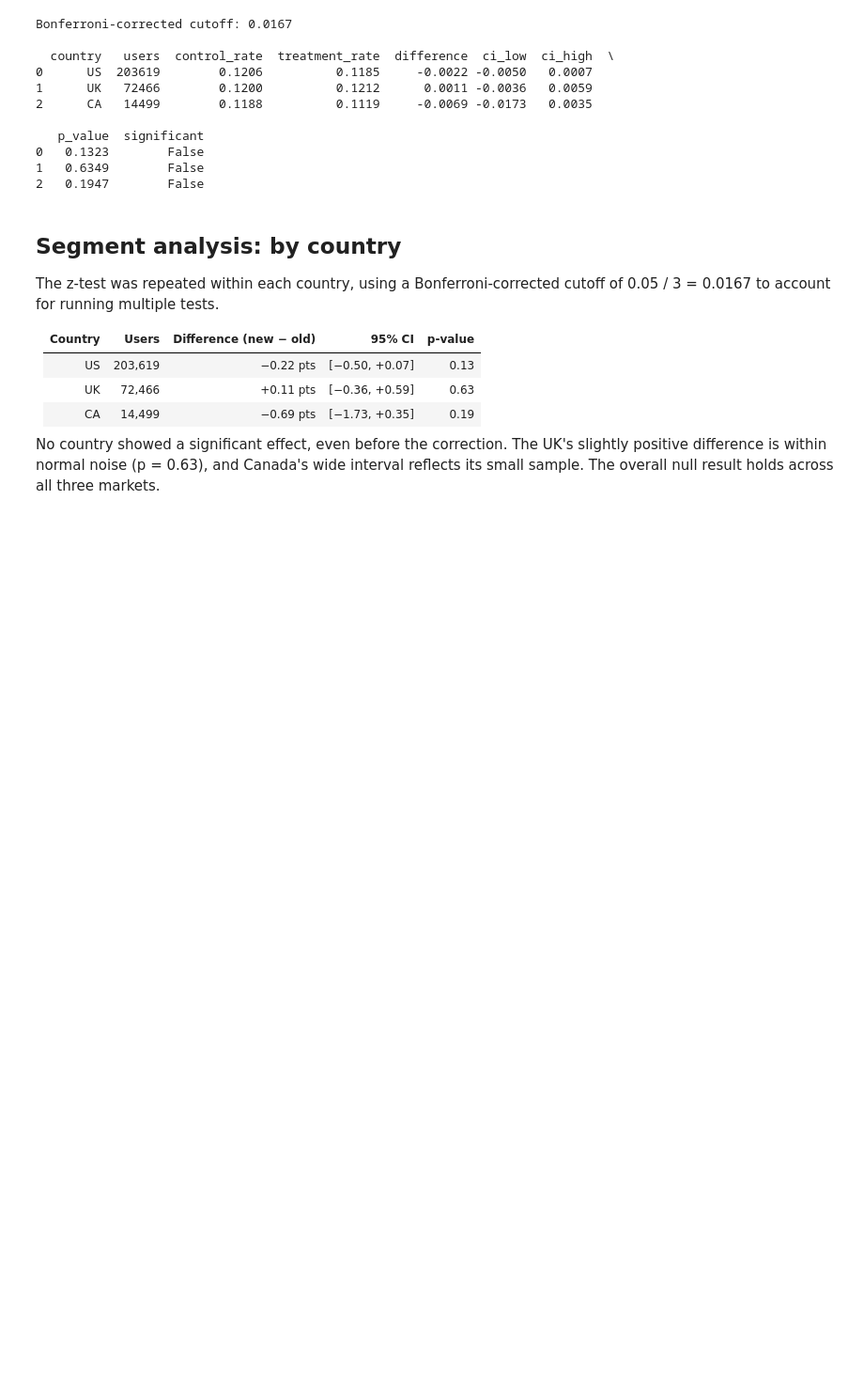
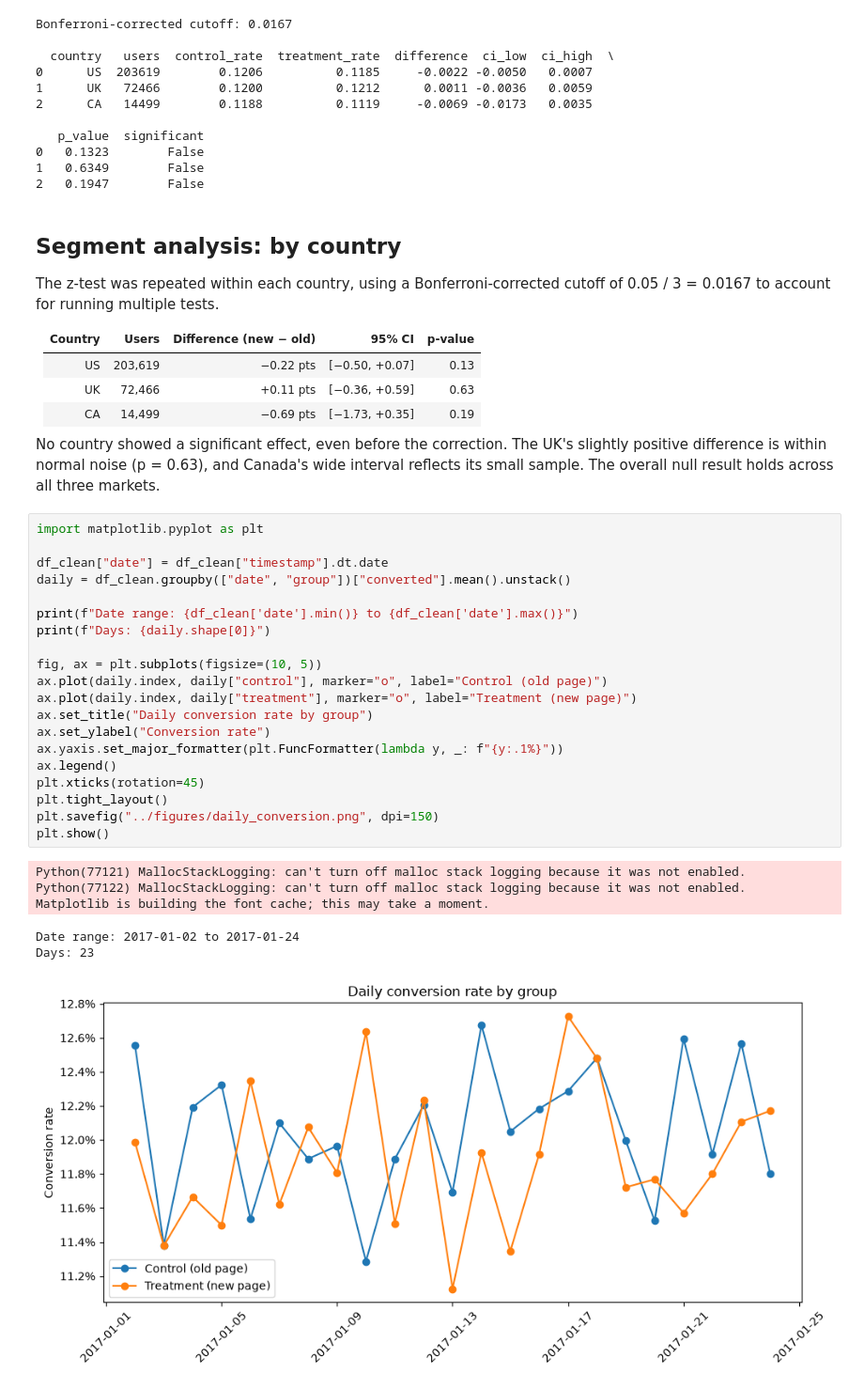
Before and after one commit to ZackSmith16/landing-page-ab-test-analysis, a Jupyter notebook: notebooks/ab_test_analysis.ipynb, the cells around one changed output. Shown at 94% size. Drawn from its saved outputs; the diff is of its cells as text; blank space fills up the shorter version.

Commit message:
Add daily conversion trend analysis

```diff
--- a/notebooks/ab_test_analysis.ipynb
+++ b/notebooks/ab_test_analysis.ipynb
@@ -281,3 +281,30 @@ The z-test was repeated within each country, using a Bonferroni-corrected cutoff
 | CA | 14,499 | −0.69 pts | [−1.73, +0.35] | 0.19 |
 
 No country showed a significant effect, even before the correction. The UK's slightly positive difference is within normal noise (p = 0.63), and Canada's wide interval reflects its small sample. The overall null result holds across all three markets.
+# %%
+import matplotlib.pyplot as plt
+
+df_clean["date"] = df_clean["timestamp"].dt.date
+daily = df_clean.groupby(["date", "group"])["converted"].mean().unstack()
+
+print(f"Date range: {df_clean['date'].min()} to {df_clean['date'].max()}")
+print(f"Days: {daily.shape[0]}")
+
+fig, ax = plt.subplots(figsize=(10, 5))
+ax.plot(daily.index, daily["control"], marker="o", label="Control (old page)")
+ax.plot(daily.index, daily["treatment"], marker="o", label="Treatment (new page)")
+ax.set_title("Daily conversion rate by group")
+ax.set_ylabel("Conversion rate")
+ax.yaxis.set_major_formatter(plt.FuncFormatter(lambda y, _: f"{y:.1%}"))
+ax.legend()
+plt.xticks(rotation=45)
+plt.tight_layout()
+plt.savefig("../figures/daily_conversion.png", dpi=150)
+plt.show()
+# %% [output]
+Python(77121) MallocStackLogging: can't turn off malloc stack logging because it was not enabled.
+Python(77122) MallocStackLogging: can't turn off malloc stack logging because it was not enabled.
+Matplotlib is building the font cache; this may take a moment.
+Date range: 2017-01-02 to 2017-01-24
+Days: 23
+[figure, added]
```
Also changed, not shown: parts of 1 cell of this notebook, 1 other file.
